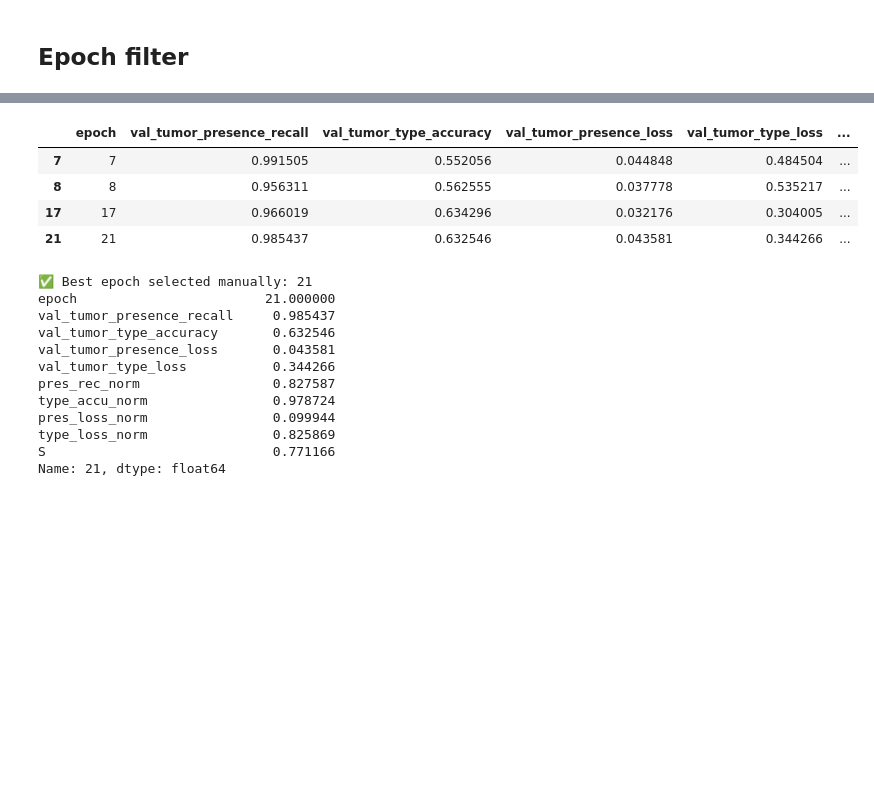
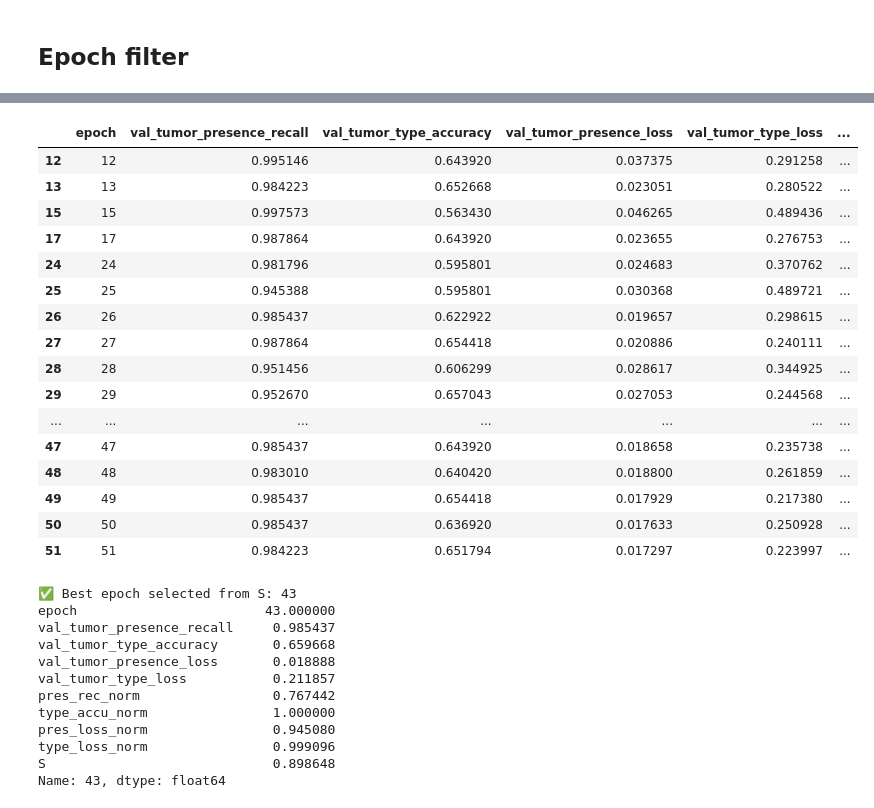
Before and after one commit to Jeremy-Duval-PhD/Brain_Tumor_MRI_Dataset, a Jupyter notebook: notebooks/Modeling.ipynb, the cells around one changed output, grey strips where cells are left out. Drawn from its saved outputs; the diff is of its cells as text; code cells hidden in the pictures; blank space fills up the shorter version.

```diff
--- a/notebooks/Modeling.ipynb
+++ b/notebooks/Modeling.ipynb
@@ -79,6 +59,11 @@ Num GPUs Available: 1
 PROJECT_ROOT = '/kaggle/input'
 PREP_DIR = PROJECT_ROOT + '/brain-tumor-mri-preprocessed/processed'
 ARTEFACTS_DIR = PROJECT_ROOT + '/radimagenet-densenet121-notop'
+
+CHECKPOINT_DIR = "/kaggle/working/checkpoints"
+os.makedirs(CHECKPOINT_DIR, exist_ok=True)
+MODEL_DIR = "/kaggle/working/export_model"
+os.makedirs(MODEL_DIR, exist_ok=True)
 
 CLASSES = ["notumor", "glioma", "meningioma", "pituitary"]
 
@@ -359,11 +345,13 @@ print(train_ds.element_spec)
 (TensorSpec(shape=(None, 260, 260, 3), dtype=tf.float32, name=None), {'tumor_presence': TensorSpec(shape=(None,), dtype=tf.float32, name=None), 'tumor_type': TensorSpec(shape=(None,), dtype=tf.int32,  ...
 # %%
 #to_monitor = "val_tumor_presence_recall"
+#mode = "max"
 to_monitor = "val_tumor_type_loss"
+mode = "min"
 
 reduce_lr = ReduceLROnPlateau(
     monitor=to_monitor,
-    mode="max",
+    mode=mode,
     factor=0.5,
     patience=5,
     min_lr=1e-6,
@@ -372,18 +360,31 @@ reduce_lr = ReduceLROnPlateau(
 
 early_stopping = EarlyStopping(
     monitor=to_monitor,
-    mode="max",
+    mode=mode,
     min_delta=0.0001,
     patience=10,
-    restore_best_weights=True,
+    restore_best_weights=False,
     verbose=1,
 )
+
+checkpoint_cb = keras.callbacks.ModelCheckpoint(
+    filepath=CHECKPOINT_DIR + "/epoch_{epoch:02d}.weights.h5",
+    monitor=to_monitor,
+    mode=mode,
+    save_best_only=False,
+    save_weights_only=True,
+    verbose=1,
+)
+
+terminate_nan = keras.callbacks.TerminateOnNaN()
 # %%
 #print("RUN_NAME:", RUN_NAME)
 #print("TRAIN steps:", count_tfrecord_batches(TRAIN_DIR, BATCH_SIZE))
 #print("VAL steps:", count_tfrecord_batches(VAL_DIR, BATCH_SIZE))
 #print("train_ds element_spec:", train_ds.element_spec)
 # %%
+raise Exception("Do not fit from scratch again. Use the best head model !")
+
 RUN_NAME = (
     f"{MODEL_TYPE}"
     f"freeze={FREEZE_BACKBONE}_"
@@ -414,10 +415,10 @@ with mlflow.start_run(run_name=RUN_NAME):
     history = model.fit(
         train_ds,
         validation_data=val_ds,
-        epochs=50,
+        epochs=60,
         #steps_per_epoch=count_tfrecord_batches(TRAIN_DIR, BATCH_SIZE),
         #validation_steps=count_tfrecord_batches(VAL_DIR, BATCH_SIZE),
-        callbacks=[reduce_lr, early_stopping],
+        callbacks=[reduce_lr, early_stopping, checkpoint_cb, terminate_nan],
         verbose=1,
     )
 
@@ -506,34 +546,46 @@ df["type_loss_norm"] = 1 - normalize(df["val_tumor_type_loss"])
 # %%
 df["S"] = (
     0.40 * df["pres_rec_norm"]
   + 0.35 * df["type_accu_norm"]
   + 0.15 * df["pres_loss_norm"]
   + 0.10 * df["type_loss_norm"]
 )
-df
+#df
 # %% [output]
 |  | epoch | val_tumor_presence_recall | val_tumor_type_accuracy | val_tumor_presence_loss | val_tumor_type_loss | ... |
-| 7 | 7 | 0.991505 | 0.552056 | 0.044848 | 0.484504 | ... |
-| 8 | 8 | 0.956311 | 0.562555 | 0.037778 | 0.535217 | ... |
-| 17 | 17 | 0.966019 | 0.634296 | 0.032176 | 0.304005 | ... |
-| 21 | 21 | 0.985437 | 0.632546 | 0.043581 | 0.344266 | ... |
+| 12 | 12 | 0.995146 | 0.643920 | 0.037375 | 0.291258 | ... |
+| 13 | 13 | 0.984223 | 0.652668 | 0.023051 | 0.280522 | ... |
+| 15 | 15 | 0.997573 | 0.563430 | 0.046265 | 0.489436 | ... |
+| 17 | 17 | 0.987864 | 0.643920 | 0.023655 | 0.276753 | ... |
+| 24 | 24 | 0.981796 | 0.595801 | 0.024683 | 0.370762 | ... |
+| 25 | 25 | 0.945388 | 0.595801 | 0.030368 | 0.489721 | ... |
+| 26 | 26 | 0.985437 | 0.622922 | 0.019657 | 0.298615 | ... |
+| 27 | 27 | 0.987864 | 0.654418 | 0.020886 | 0.240111 | ... |
+| 28 | 28 | 0.951456 | 0.606299 | 0.028617 | 0.344925 | ... |
+| 29 | 29 | 0.952670 | 0.657043 | 0.027053 | 0.244568 | ... |
+| ... | ... | ... | ... | ... | ... | ... |
+| 47 | 47 | 0.985437 | 0.643920 | 0.018658 | 0.235738 | ... |
+| 48 | 48 | 0.983010 | 0.640420 | 0.018800 | 0.261859 | ... |
+| 49 | 49 | 0.985437 | 0.654418 | 0.017929 | 0.217380 | ... |
+| 50 | 50 | 0.985437 | 0.636920 | 0.017633 | 0.250928 | ... |
+| 51 | 51 | 0.984223 | 0.651794 | 0.017297 | 0.223997 | ... |
 # %%
 best_row = df.sort_values("S", ascending=False).iloc[0]
 best_epoch = int(best_row["epoch"])
 
-print(f"✅ Best epoch selected manually: {best_epoch}")
+print(f"✅ Best epoch selected from S: {best_epoch}")
 print(best_row)
 # %% [output]
-✅ Best epoch selected manually: 21
-epoch                        21.000000
+✅ Best epoch selected from S: 43
+epoch                        43.000000
 val_tumor_presence_recall     0.985437
-val_tumor_type_accuracy       0.632546
-val_tumor_presence_loss       0.043581
-val_tumor_type_loss           0.344266
-pres_rec_norm                 0.827587
-type_accu_norm                0.978724
-pres_loss_norm                0.099944
-type_loss_norm                0.825869
-S                             0.771166
-Name: 21, dtype: float64
+val_tumor_type_accuracy       0.659668
+val_tumor_presence_loss       0.018888
+val_tumor_type_loss           0.211857
+pres_rec_norm                 0.767442
+type_accu_norm                1.000000
+pres_loss_norm                0.945080
+type_loss_norm                0.999096
+S                             0.898648
+Name: 43, dtype: float64
 # %%
```
Also changed, not shown: parts of 23 cells of this notebook, 3 other files.
